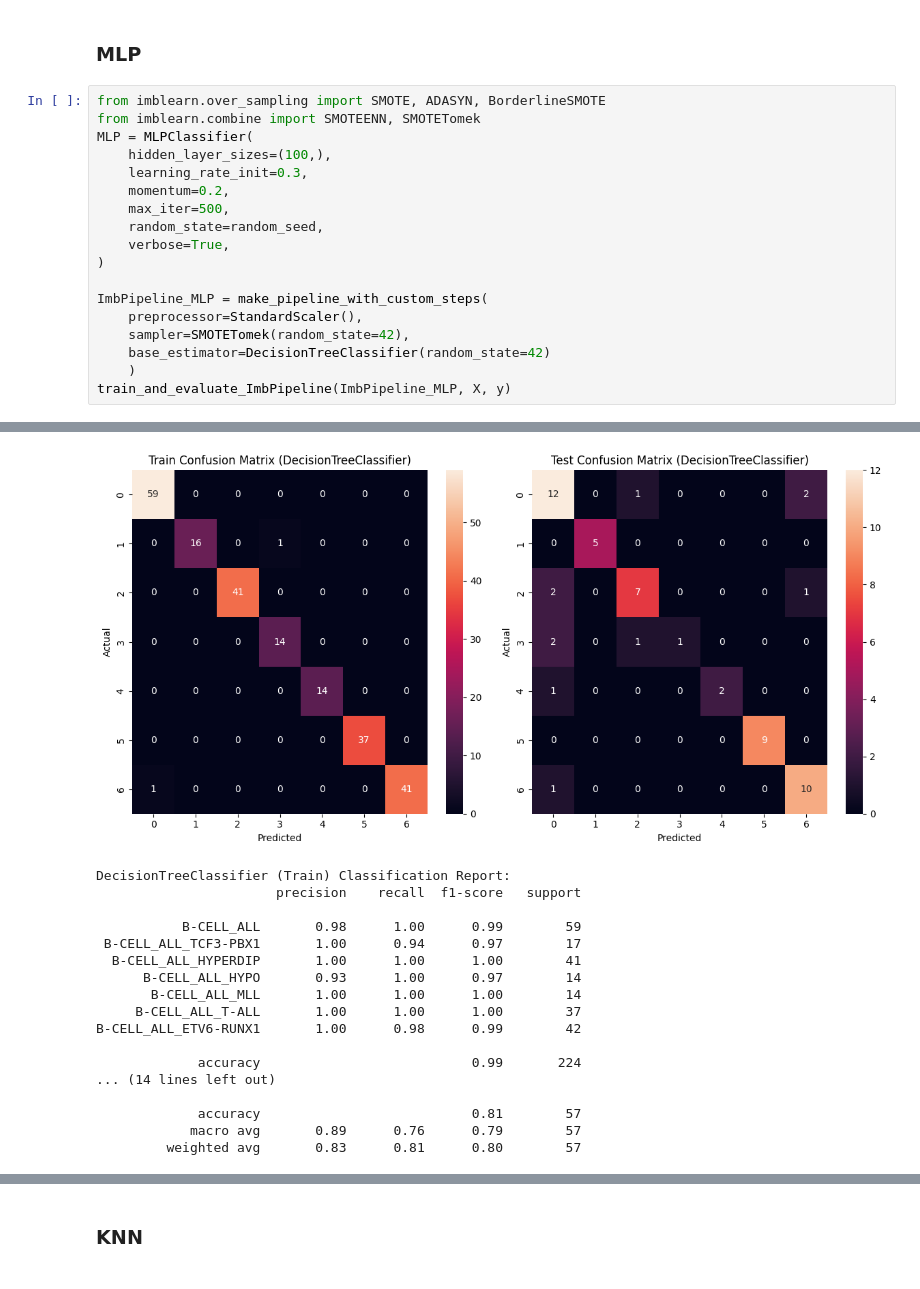
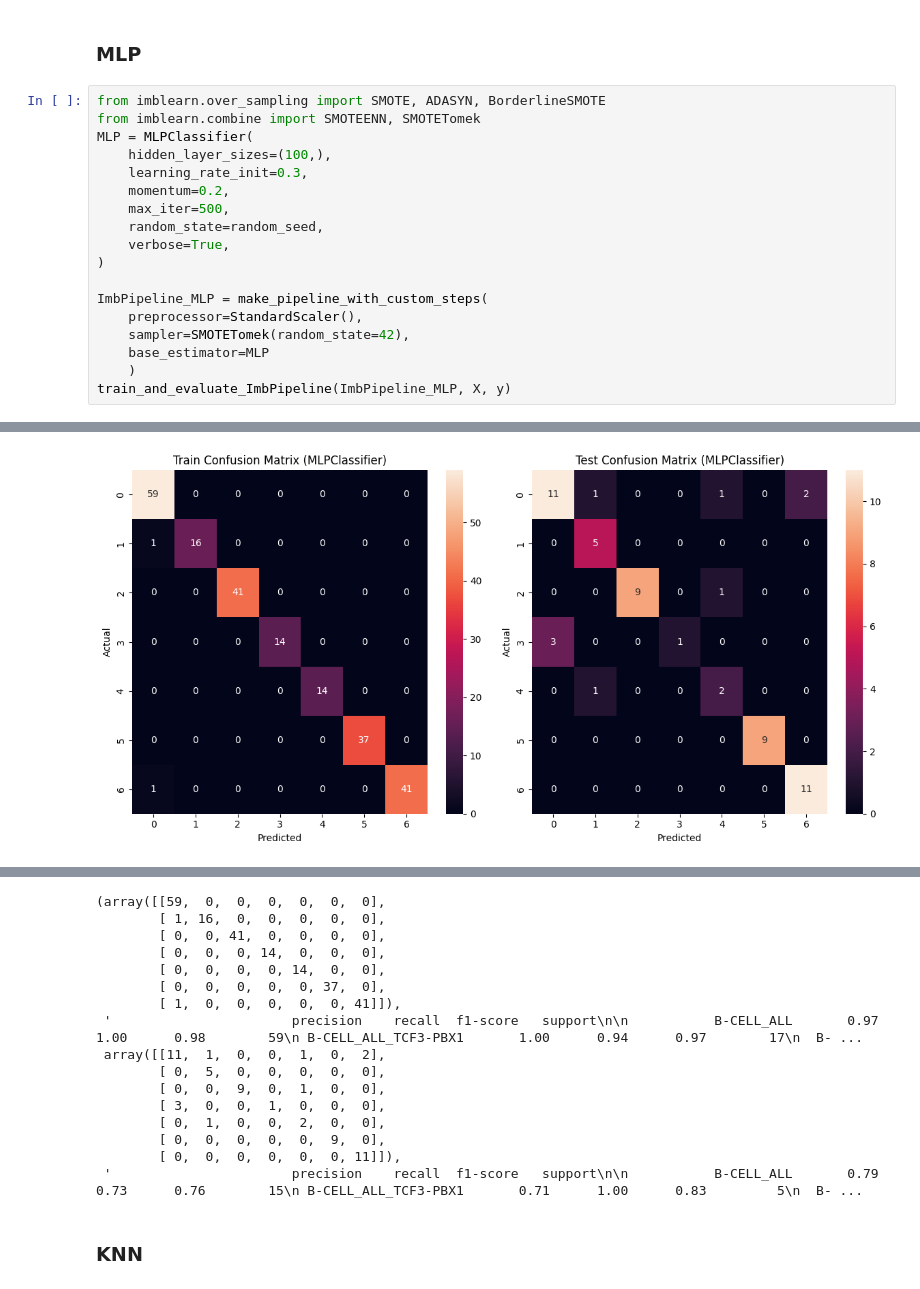
Before and after one commit to AnOnRT/Machine-Learning-in-BioInf-Project, a Jupyter notebook: Leukemie Classification.ipynb, the cells around one changed output, grey strips where cells are left out. Drawn from its saved outputs; the diff is of its cells as text.

```diff
--- a/Leukemie Classification.ipynb
+++ b/Leukemie Classification.ipynb
@@ -690,7 +684,7 @@ MLP = MLPClassifier(
 ImbPipeline_MLP = make_pipeline_with_custom_steps(
     preprocessor=StandardScaler(),
     sampler=SMOTETomek(random_state=42),
-    base_estimator=DecisionTreeClassifier(random_state=42)
+    base_estimator=MLP
     )
 train_and_evaluate_ImbPipeline(ImbPipeline_MLP, X, y)
 # %% [output]
@@ -697,18 +708 @@ train_and_evaluate_ImbPipeline(ImbPipeline_MLP, X, y)
-[figure, old version]
+[figure, new version]
-DecisionTreeClassifier (Train) Classification Report:
-                       precision    recall  f1-score   support
-
-           B-CELL_ALL       0.98      1.00      0.99        59
- B-CELL_ALL_TCF3-PBX1       1.00      0.94      0.97        17
-  B-CELL_ALL_HYPERDIP       1.00      1.00      1.00        41
-      B-CELL_ALL_HYPO       0.93      1.00      0.97        14
-       B-CELL_ALL_MLL       1.00      1.00      1.00        14
-     B-CELL_ALL_T-ALL       1.00      1.00      1.00        37
-B-CELL_ALL_ETV6-RUNX1       1.00      0.98      0.99        42
-
-             accuracy                           0.99       224
-... (14 lines left out)
-
-             accuracy                           0.81        57
-            macro avg       0.89      0.76      0.79        57
-         weighted avg       0.83      0.81      0.80        57
@@ -731,3 +726,19 @@ B-CELL_ALL_ETV6-RUNX1       1.00      0.98      0.99        42
+(array([[59,  0,  0,  0,  0,  0,  0],
+        [ 1, 16,  0,  0,  0,  0,  0],
+        [ 0,  0, 41,  0,  0,  0,  0],
+        [ 0,  0,  0, 14,  0,  0,  0],
+        [ 0,  0,  0,  0, 14,  0,  0],
+        [ 0,  0,  0,  0,  0, 37,  0],
+        [ 1,  0,  0,  0,  0,  0, 41]]),
+ '                       precision    recall  f1-score   support\n\n           B-CELL_ALL       0.97      1.00      0.98        59\n B-CELL_ALL_TCF3-PBX1       1.00      0.94      0.97        17\n  B- ...
+ array([[11,  1,  0,  0,  1,  0,  2],
+        [ 0,  5,  0,  0,  0,  0,  0],
+        [ 0,  0,  9,  0,  1,  0,  0],
+        [ 3,  0,  0,  1,  0,  0,  0],
+        [ 0,  1,  0,  0,  2,  0,  0],
+        [ 0,  0,  0,  0,  0,  9,  0],
+        [ 0,  0,  0,  0,  0,  0, 11]]),
+ '                       precision    recall  f1-score   support\n\n           B-CELL_ALL       0.79      0.73      0.76        15\n B-CELL_ALL_TCF3-PBX1       0.71      1.00      0.83         5\n  B- ...
 # %% [markdown]
 ### KNN
 # %%
```
Also changed, not shown: parts of 30 cells of this notebook.
